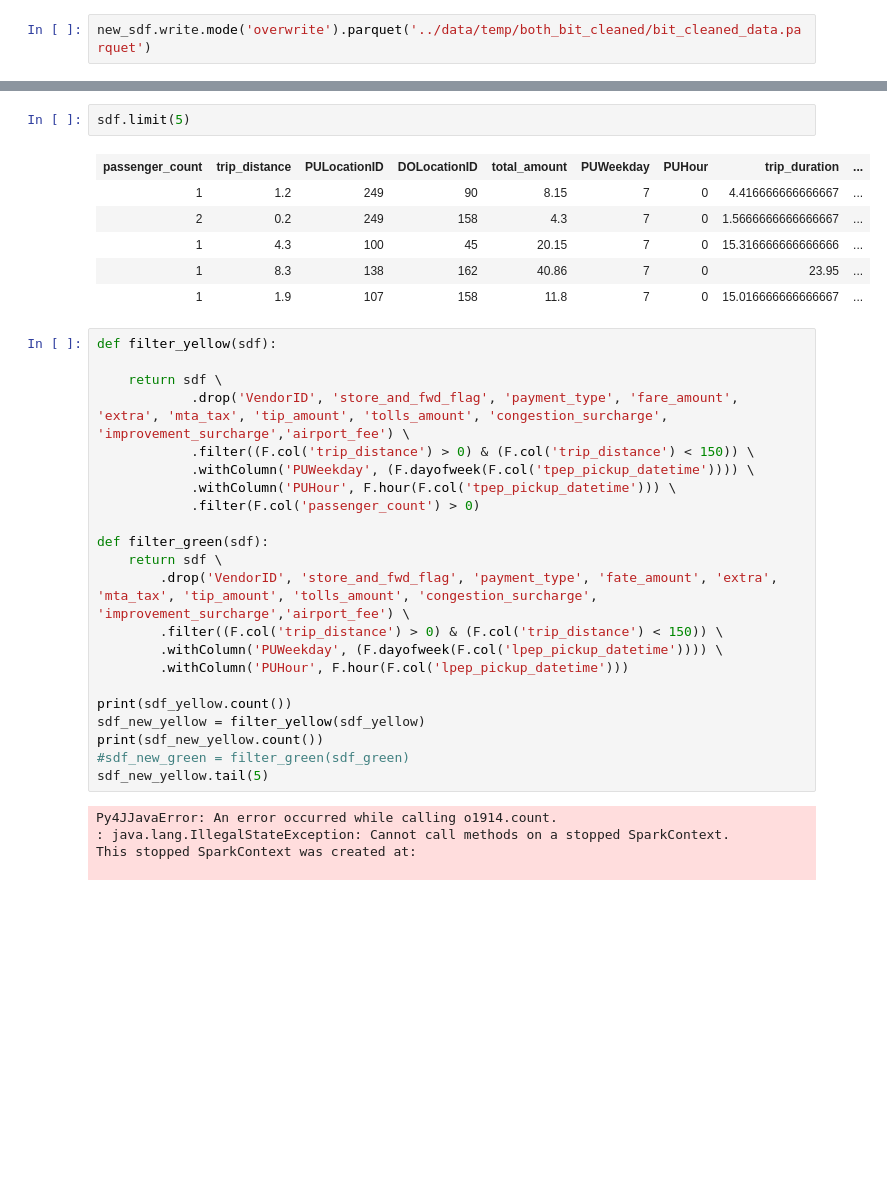
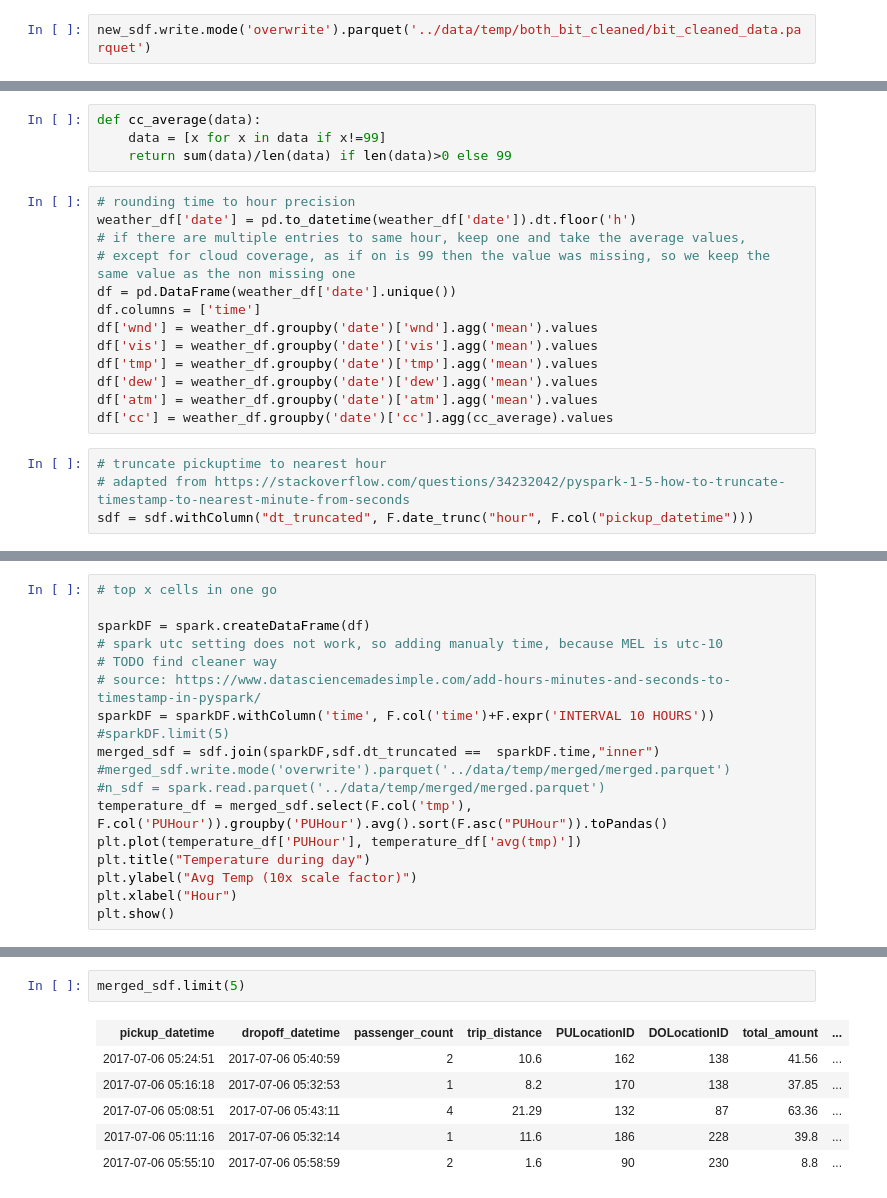
Before and after one commit to MAST30034-Applied-Data-Science/mast30034-project-1-ToomasRo, a Jupyter notebook: notebooks/cleaning.ipynb, the cells around one changed output, grey strips where cells are left out. Drawn from its saved outputs; the diff is of its cells as text; blank space fills up the shorter version.

Commit message:
datasets merged, nb to be cleaned

```diff
--- a/notebooks/cleaning.ipynb
+++ b/notebooks/cleaning.ipynb
@@ -563,0 +569,21 @@ sdf = spark.read.parquet('../data/temp/both_bit_cleaned/bit_cleaned_data.parquet
+# %%
+def cc_average(data):
+    data = [x for x in data if x!=99]
+    return sum(data)/len(data) if len(data)>0 else 99
+# %%
+# rounding time to hour precision
+weather_df['date'] = pd.to_datetime(weather_df['date']).dt.floor('h')
+# if there are multiple entries to same hour, keep one and take the average values,
+# except for cloud coverage, as if on is 99 then the value was missing, so we keep the same value as the non missing one
+df = pd.DataFrame(weather_df['date'].unique())
+df.columns = ['time']
+df['wnd'] = weather_df.groupby('date')['wnd'].agg('mean').values
+df['vis'] = weather_df.groupby('date')['vis'].agg('mean').values
+df['tmp'] = weather_df.groupby('date')['tmp'].agg('mean').values
+df['dew'] = weather_df.groupby('date')['dew'].agg('mean').values
+df['atm'] = weather_df.groupby('date')['atm'].agg('mean').values
+df['cc'] = weather_df.groupby('date')['cc'].agg(cc_average).values
+# %%
+# truncate pickuptime to nearest hour
+# adapted from https://stackoverflow.com/questions/34232042/pyspark-1-5-how-to-truncate-timestamp-to-nearest-minute-from-seconds
+sdf = sdf.withColumn("dt_truncated", F.date_trunc("hour", F.col("pickup_datetime")))
@@ -563,0 +646,18 @@ sdf = spark.read.parquet('../data/temp/both_bit_cleaned/bit_cleaned_data.parquet
+# %%
+# top x cells in one go
+
+sparkDF = spark.createDataFrame(df)
+# spark utc setting does not work, so adding manualy time, because MEL is utc-10
+# TODO find cleaner way
+# source: https://www.datasciencemadesimple.com/add-hours-minutes-and-seconds-to-timestamp-in-pyspark/
+sparkDF = sparkDF.withColumn('time', F.col('time')+F.expr('INTERVAL 10 HOURS'))
+#sparkDF.limit(5)
+merged_sdf = sdf.join(sparkDF,sdf.dt_truncated ==  sparkDF.time,"inner")
+#merged_sdf.write.mode('overwrite').parquet('../data/temp/merged/merged.parquet')
+#n_sdf = spark.read.parquet('../data/temp/merged/merged.parquet')
+temperature_df = merged_sdf.select(F.col('tmp'), F.col('PUHour')).groupby('PUHour').avg().sort(F.asc("PUHour")).toPandas()
+plt.plot(temperature_df['PUHour'], temperature_df['avg(tmp)'])
+plt.title("Temperature during day")
+plt.ylabel("Avg Temp (10x scale factor)")
+plt.xlabel("Hour")
+plt.show()
@@ -564,36 +677,9 @@ sdf = spark.read.parquet('../data/temp/both_bit_cleaned/bit_cleaned_data.parquet
 # %%
-sdf.limit(5)
+merged_sdf.limit(5)
 # %% [output]
-| passenger_count | trip_distance | PULocationID | DOLocationID | total_amount | PUWeekday | PUHour | trip_duration | ... |
-| 1 | 1.2 | 249 | 90 | 8.15 | 7 | 0 | 4.416666666666667 | ... |
-| 2 | 0.2 | 249 | 158 | 4.3 | 7 | 0 | 1.5666666666666667 | ... |
-| 1 | 4.3 | 100 | 45 | 20.15 | 7 | 0 | 15.316666666666666 | ... |
-| 1 | 8.3 | 138 | 162 | 40.86 | 7 | 0 | 23.95 | ... |
-| 1 | 1.9 | 107 | 158 | 11.8 | 7 | 0 | 15.016666666666667 | ... |
+| pickup_datetime | dropoff_datetime | passenger_count | trip_distance | PULocationID | DOLocationID | total_amount | ... |
+| 2017-07-06 05:24:51 | 2017-07-06 05:40:59 | 2 | 10.6 | 162 | 138 | 41.56 | ... |
+| 2017-07-06 05:16:18 | 2017-07-06 05:32:53 | 1 | 8.2 | 170 | 138 | 37.85 | ... |
+| 2017-07-06 05:08:51 | 2017-07-06 05:43:11 | 4 | 21.29 | 132 | 87 | 63.36 | ... |
+| 2017-07-06 05:11:16 | 2017-07-06 05:32:14 | 1 | 11.6 | 186 | 228 | 39.8 | ... |
+| 2017-07-06 05:55:10 | 2017-07-06 05:58:59 | 2 | 1.6 | 90 | 230 | 8.8 | ... |
-# %%
-def filter_yellow(sdf):
-
-    return sdf \
-            .drop('VendorID', 'store_and_fwd_flag', 'payment_type', 'fare_amount', 'extra', 'mta_tax', 'tip_amount', 'tolls_amount', 'congestion_surcharge', 'improvement_surcharge','airport_fee') \
-            .filter((F.col('trip_distance') > 0) & (F.col('trip_distance') < 150)) \
-            .withColumn('PUWeekday', (F.dayofweek(F.col('tpep_pickup_datetime')))) \
-            .withColumn('PUHour', F.hour(F.col('tpep_pickup_datetime'))) \
-            .filter(F.col('passenger_count') > 0)
-
-def filter_green(sdf):
-    return sdf \
-        .drop('VendorID', 'store_and_fwd_flag', 'payment_type', 'fate_amount', 'extra', 'mta_tax', 'tip_amount', 'tolls_amount', 'congestion_surcharge', 'improvement_surcharge','airport_fee') \
-        .filter((F.col('trip_distance') > 0) & (F.col('trip_distance') < 150)) \
-        .withColumn('PUWeekday', (F.dayofweek(F.col('lpep_pickup_datetime')))) \
-        .withColumn('PUHour', F.hour(F.col('lpep_pickup_datetime')))
-
-print(sdf_yellow.count())
-sdf_new_yellow = filter_yellow(sdf_yellow)
-print(sdf_new_yellow.count())
-#sdf_new_green = filter_green(sdf_green)
-sdf_new_yellow.tail(5)
-# %% [output]
-Py4JJavaError: An error occurred while calling o1914.count.
-: java.lang.IllegalStateException: Cannot call methods on a stopped SparkContext.
-This stopped SparkContext was created at:
-
```
Also changed, not shown: parts of 24 cells of this notebook.
